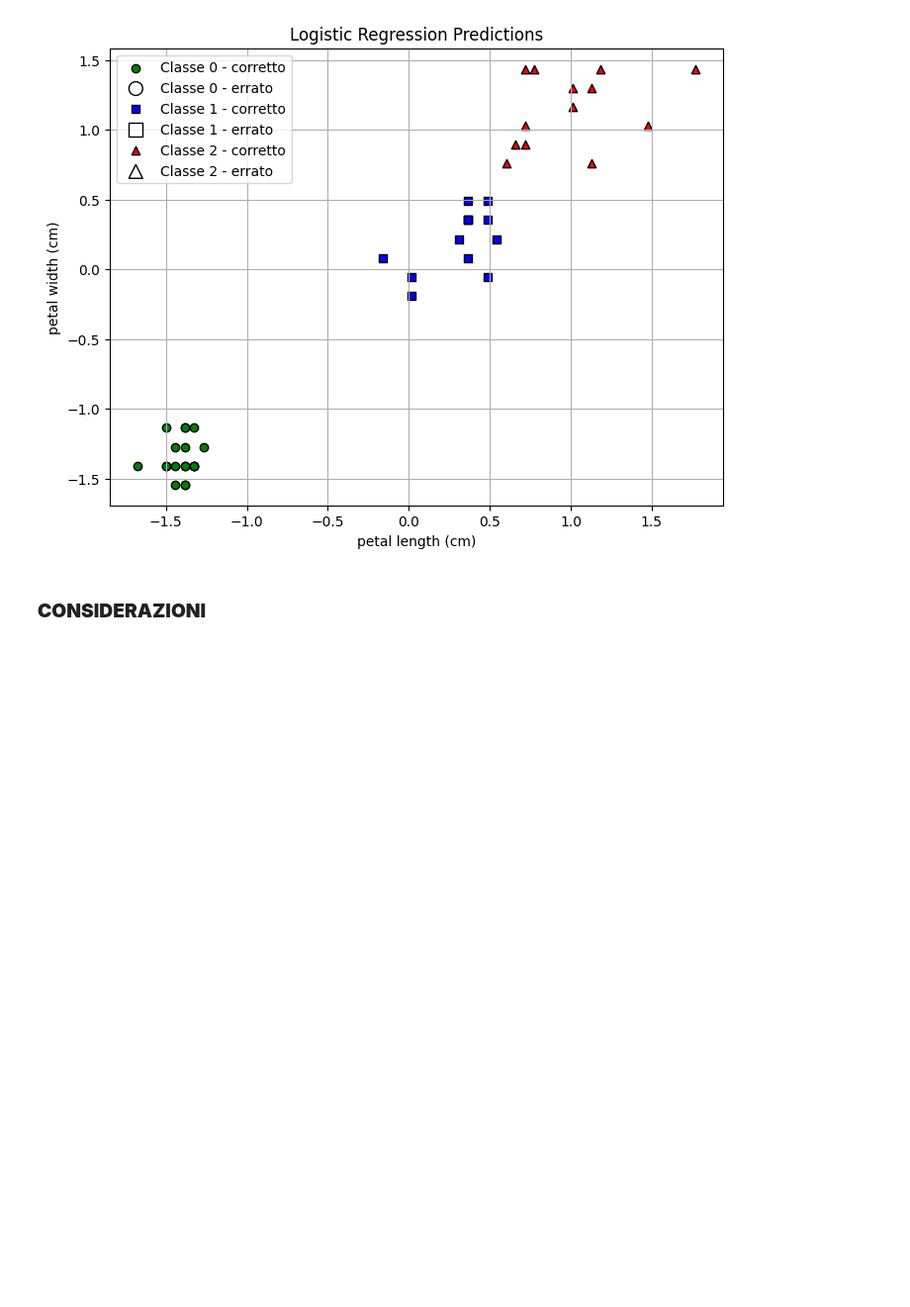
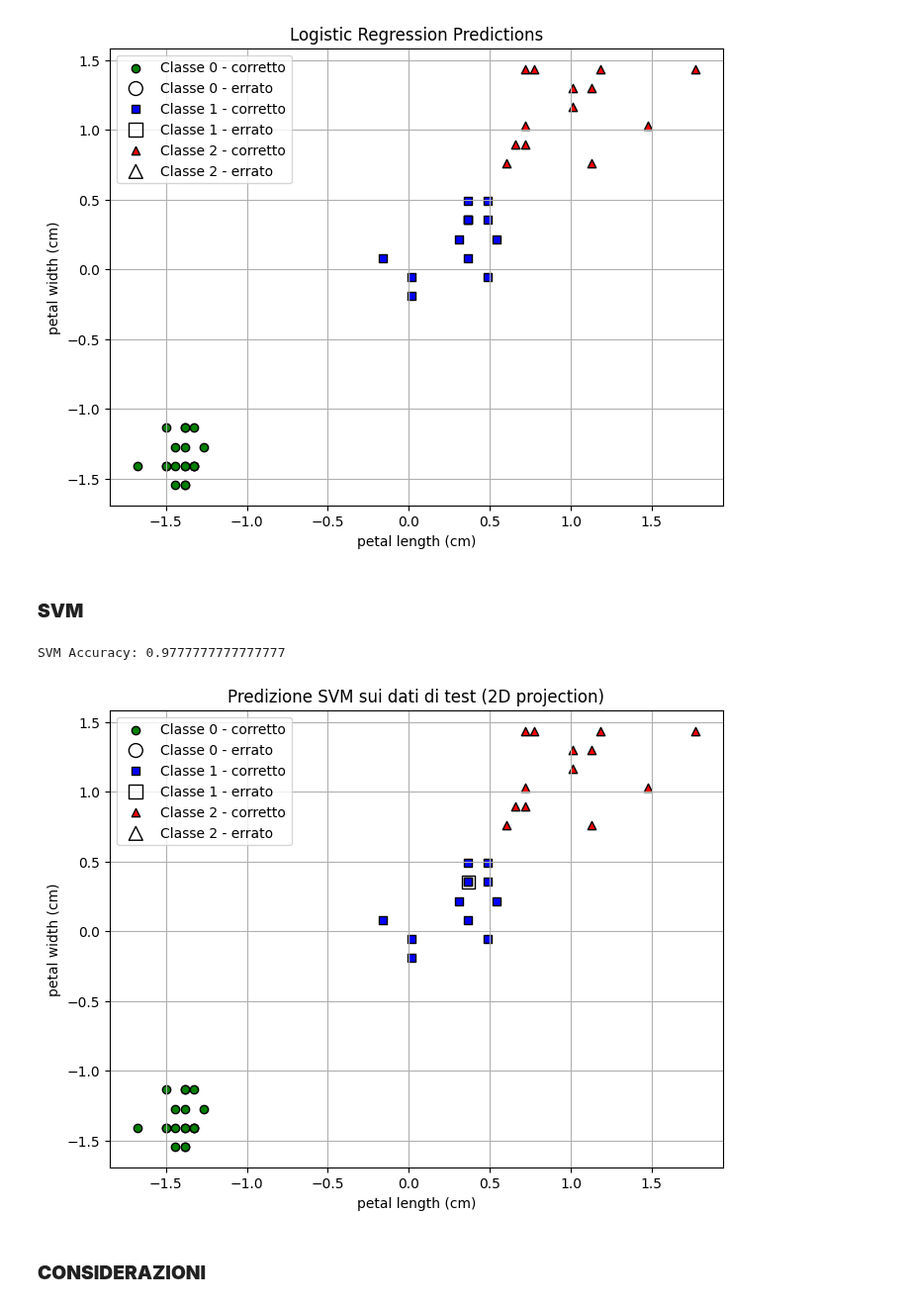
Before and after one commit to FabioBiit/ML_SCRIPTS, a Jupyter notebook: NOTEBOOKS/ML_NOTEBOOK.ipynb, the cells around one changed output. Shown at 99% size. Saved outputs shown, nothing was run; the diff lists cells and outputs as text; code cells hidden in the pictures; blank space fills up the shorter version.

```diff
--- a/NOTEBOOKS/ML_NOTEBOOK.ipynb
+++ b/NOTEBOOKS/ML_NOTEBOOK.ipynb
@@ -175,6 +177,27 @@ X_test_vis = X_test_scaled[:, feature_indices]
 plot_test_predictions(X_test_vis, y_test, y_pred_log, iris.feature_names[2:4], "Logistic Regression Predictions")
 # %% [output]
 [figure]
+# %% [markdown]
+### **SVM**
+# %%
+# Predizione SVM USANDO SVC (MULTICLASSE)
+
+# Creazione modello SVM
+model = SVC(kernel='linear', C=1)
+# Allena il modello sui dati di training scalati
+model.fit(X_train_scaled, y_train)
+# Valuta le predizioni
+y_pred_svm = model.predict(X_test_scaled)
+
+accuracy_svm = accuracy_score(y_test, y_pred_svm)
+print(f"SVM Accuracy: {accuracy_svm}")
+# %% [output]
+SVM Accuracy: 0.9777777777777777
+# %%
+#Richiamo Funcion per plot dati SVM
+plot_test_predictions(X_test_vis, y_test, y_pred_svm, iris.feature_names[2:4], "Predizione SVM sui dati di test (2D projection)")
+# %% [output]
+[figure, added]
 # %% [markdown]
 ### **CONSIDERAZIONI**
 # %% [markdown]
```
Also changed, not shown: parts of 2 cells of this notebook.
